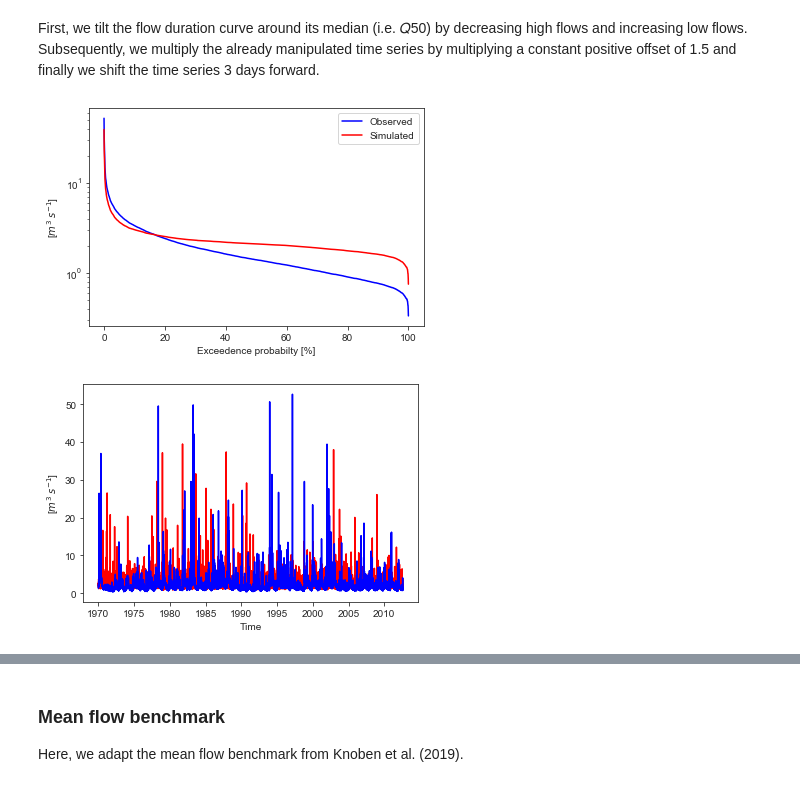
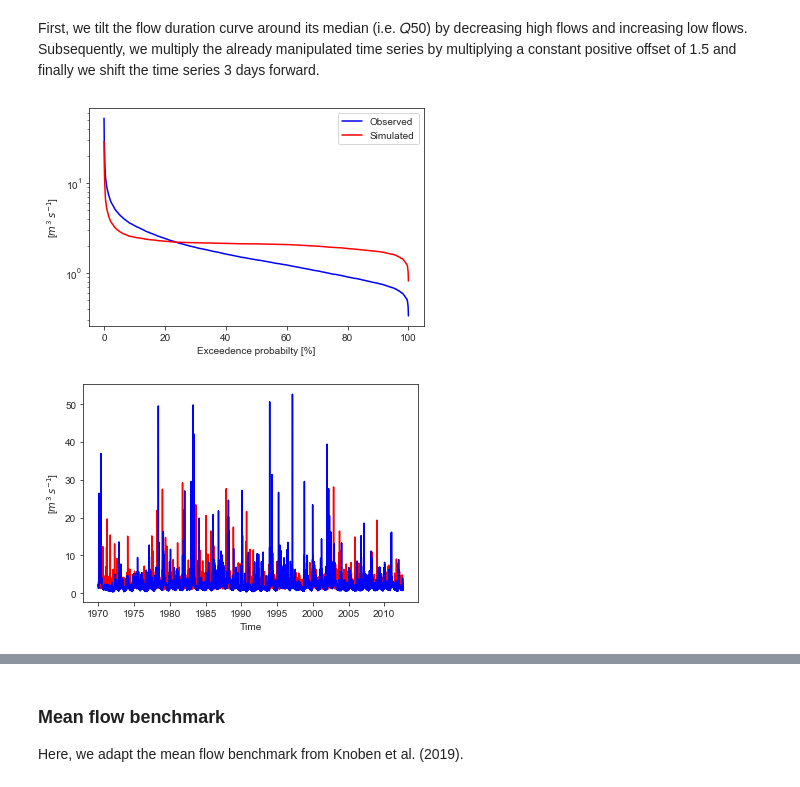
Before and after one commit to Hydrology-IFH/diag-eff, a Jupyter notebook: examples.ipynb, the cells around one changed output, grey strips where cells are left out. Saved outputs shown, nothing was run; the diff lists cells and outputs as text; code cells hidden in the pictures.

```diff
--- a/examples.ipynb
+++ b/examples.ipynb
@@ -45,8 +45,8 @@ First, we import a daily observed streamflow time series and plot the time serie
 # Import a function that deals with paths properly, regardless of OS
 from pathlib import Path
 
-path = Path('/Users/robinschwemmle/Desktop/PhD/diagnostic_model_efficiency/examples/data/9960682_Q_1970_2012.csv')
-#path = Path('/Users/robo/Desktop/PhD/de/examples/data/9960682_Q_1970_2012.csv')
+#path = Path('/Users/robinschwemmle/Desktop/PhD/diagnostic_model_efficiency/examples/data/9960682_Q_1970_2012.csv')
+path = Path('/Users/robo/Desktop/PhD/de/examples/data/9960682_Q_1970_2012.csv')
 df_ts = de.import_ts(path, sep=';') # import observed time series
 de.plot_ts(df_ts)
 # %% [output]
@@ -563,16 +638,16 @@ First, we tilt the flow duration curve around its median (i.e. 𝑄50) by decrea
 # %%
 obs_sim = pd.DataFrame(index=df_ts.index, columns=['Qobs', 'Qsim'])
 obs_sim.loc[:, 'Qobs'] = df_ts.loc[:, 'Qobs']
-tsd = de.highunder_lowover(df_ts.copy(), prop=.5)  # smoothed time series
+tsd = de.highunder_lowover(df_ts.copy(), prop=.63)  # smoothed time series
 tsp = pd.DataFrame(index=df_ts.index, columns=['Qsim'])
 tsp.iloc[:, 0] = de.pos_shift_ts(tsd.iloc[:, 0].values)  # positive offset
 tst = de.time_shift(tsp, random=True)  # shuffling
 obs_sim.loc[:, 'Qsim'] = tst.iloc[:, 0].values
 de.fdc_obs_sim(obs_sim['Qobs'], obs_sim['Qsim'])
 de.plot_obs_sim(obs_sim['Qobs'], obs_sim['Qsim'])
 # %% [output]
-[figure, old version]
+[figure, new version]
-[figure, old version]
+[figure, new version]
 # %%
 # make numpy arrays
 obs_arr = obs_sim['Qobs'].values  # observed time series
```
Also changed, not shown: parts of 21 cells of this notebook, 1 other file.
